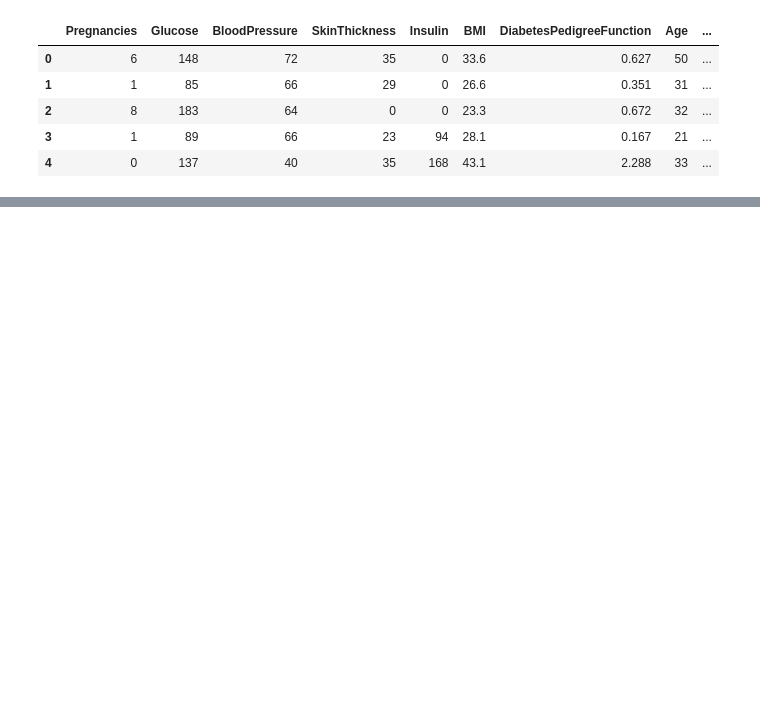
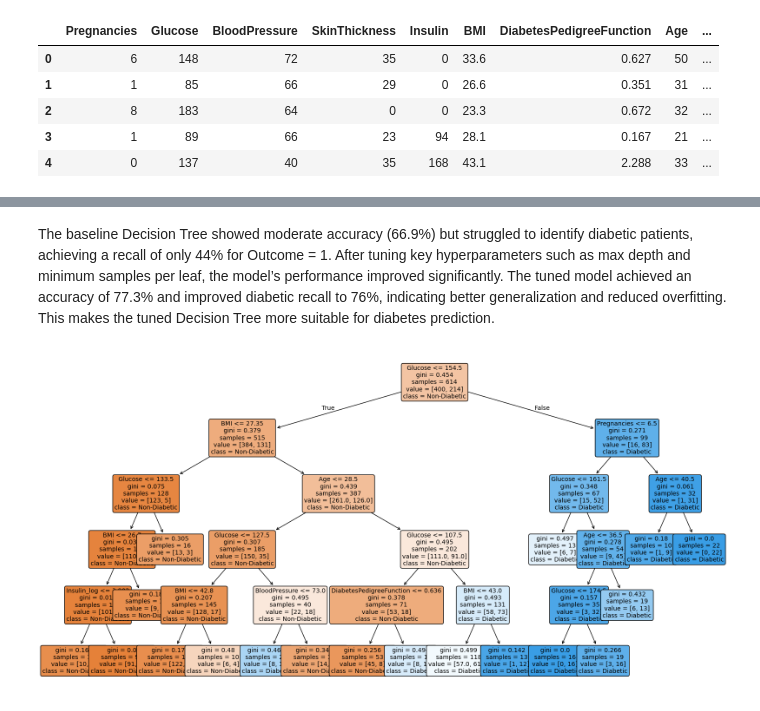
Before and after one commit to hassanh7n/diabetes_classification, a Jupyter notebook: notebooks/03_DecisionTree.ipynb, the cells around one changed output, grey strips where cells are left out. Drawn from its saved outputs; the diff is of its cells as text; code cells hidden in the pictures; blank space fills up the shorter version.

Commit message:
decision tree baseline and after tuning

```diff
--- a/notebooks/03_DecisionTree.ipynb
+++ b/notebooks/03_DecisionTree.ipynb
@@ -71,0 +75,13 @@ df.describe()
+# %%
+X = df.drop("Outcome", axis=1)
+y = df["Outcome"]
+
+from sklearn.model_selection import train_test_split
+X_train, X_test, y_train, y_test = train_test_split(
+    X, y, test_size=0.2, random_state=42, stratify=y
+)
+# %%
+dt = DecisionTreeClassifier(random_state=42)
+dt.fit(X_train, y_train)
+
+y_pred = dt.predict(X_test)
@@ -71,0 +112,11 @@ df.describe()
+# %%
+dt_tuned = DecisionTreeClassifier(
+    criterion="gini",
+    max_depth=5,
+    min_samples_split=20,
+    min_samples_leaf=10,
+    random_state=42
+)
+
+dt_tuned.fit(X_train, y_train)
+y_pred_tuned = dt_tuned.predict(X_test)
@@ -71,0 +147,18 @@ df.describe()
+# %% [markdown]
+The baseline Decision Tree showed moderate accuracy (66.9%) but struggled to identify diabetic patients, achieving a recall of only 44% for Outcome = 1. After tuning key hyperparameters such as max depth and minimum samples per leaf, the model’s performance improved significantly. The tuned model achieved an accuracy of 77.3% and improved diabetic recall to 76%, indicating better generalization and reduced overfitting. This makes the tuned Decision Tree more suitable for diabetes prediction.
+# %%
+from sklearn.tree import plot_tree
+import matplotlib.pyplot as plt
+
+plt.figure(figsize=(20, 10))
+plot_tree(
+    dt_tuned,                      # your trained decision tree
+    feature_names=X.columns,       # feature names
+    class_names=["Non-Diabetic", "Diabetic"],
+    filled=True,
+    rounded=True,
+    fontsize=10
+)
+plt.show()
+# %% [output]
+[figure, added]
```
Also changed, not shown: parts of 3 cells of this notebook.
